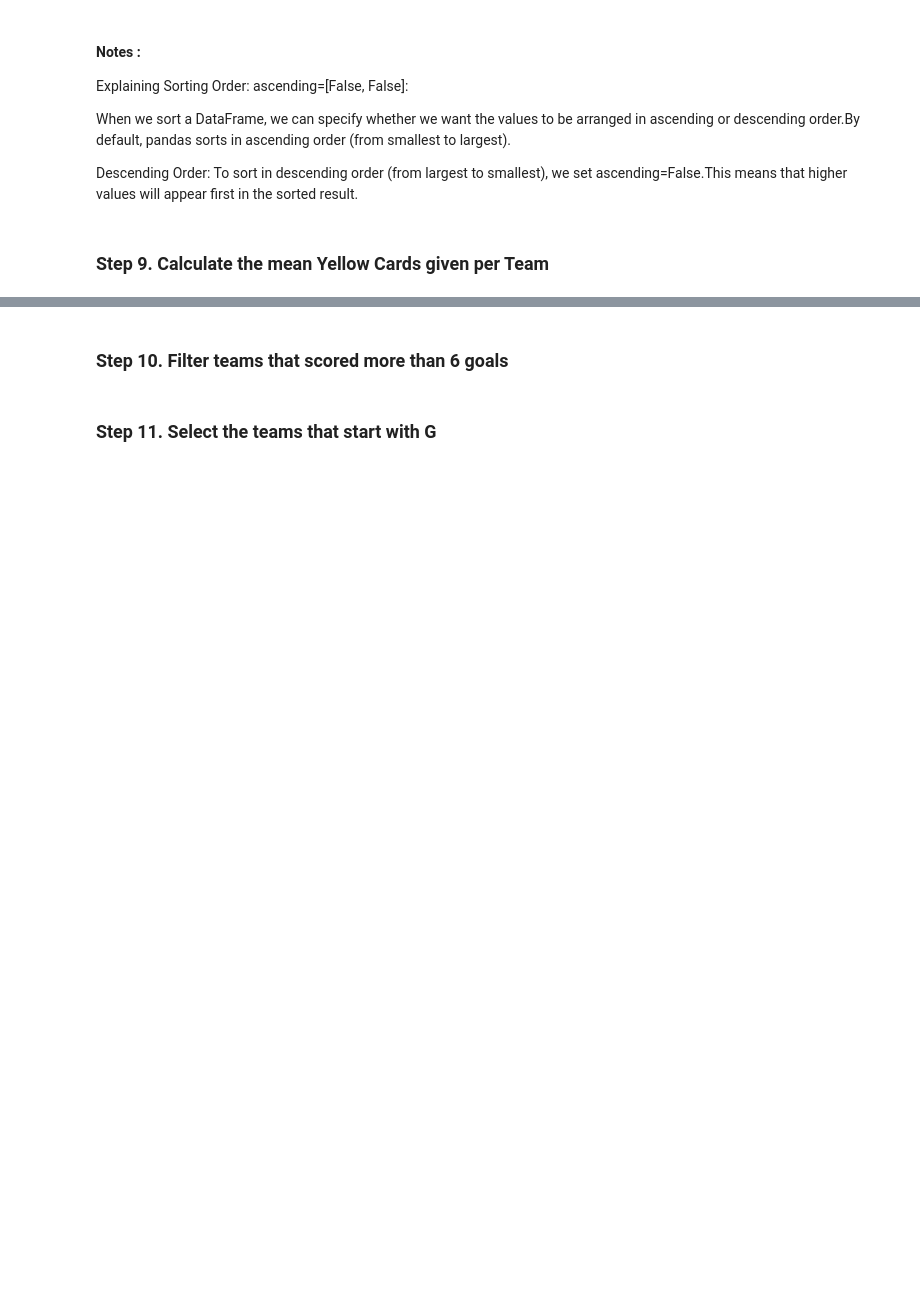
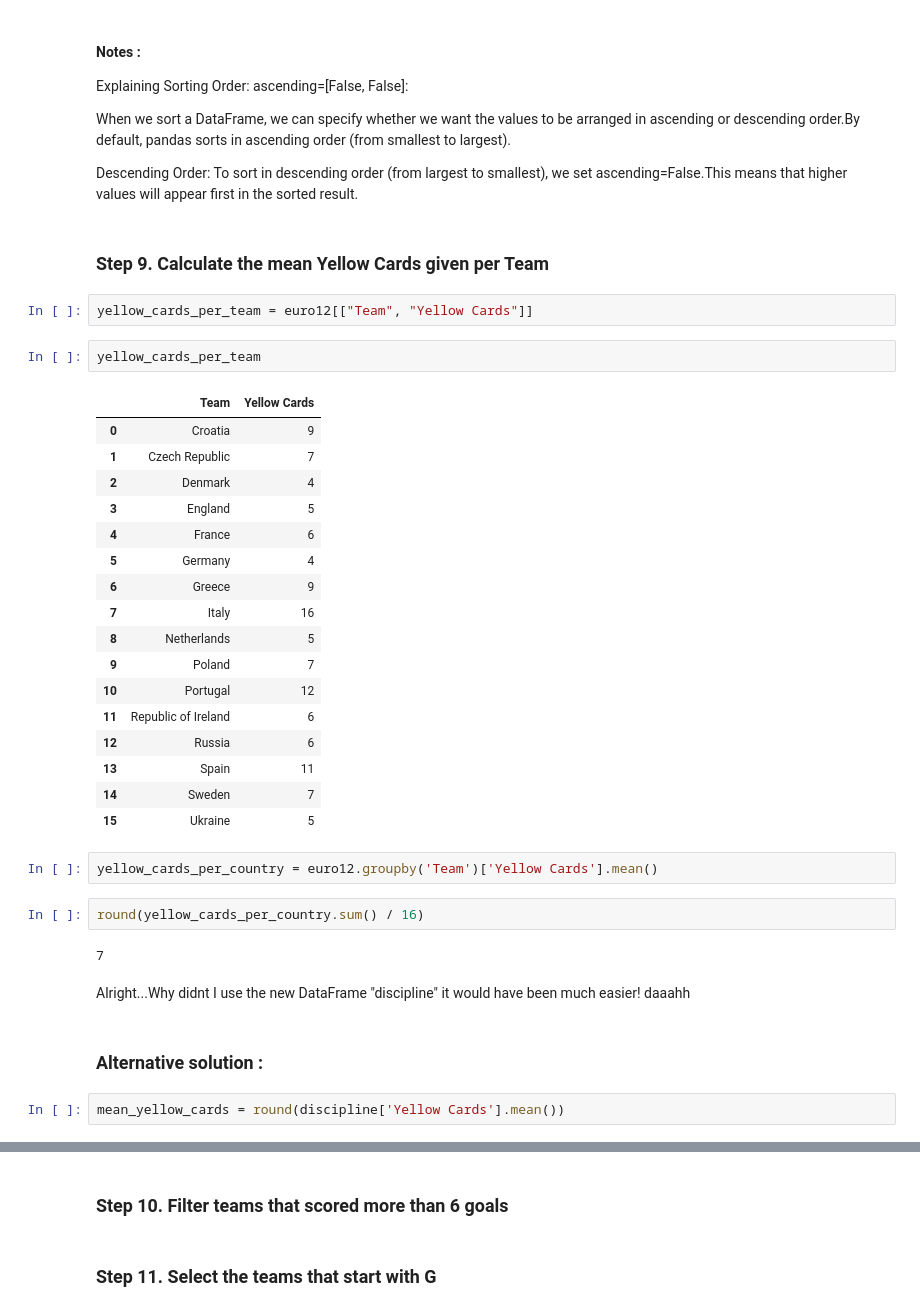
Before and after one commit to Angeliki1983/Pandas-Practice, a Jupyter notebook: Euro12.ipynb, the cells around one changed output, grey strips where cells are left out. Drawn from its saved outputs; the diff is of its cells as text; blank space fills up the shorter version.

Commit message:
Calculating mean() Yellow Cards per Team

```diff
--- a/Euro12.ipynb
+++ b/Euro12.ipynb
@@ -204,3 +204,37 @@ Descending Order:
 To sort in descending order (from largest to smallest), we set ascending=False.This means that higher values will appear first in the sorted result.
 # %% [markdown]
 ### Step 9. Calculate the mean Yellow Cards given per Team
+# %%
+yellow_cards_per_team = euro12[["Team", "Yellow Cards"]]
+# %%
+yellow_cards_per_team
+# %% [output]
+|  | Team | Yellow Cards |
+| 0 | Croatia | 9 |
+| 1 | Czech Republic | 7 |
+| 2 | Denmark | 4 |
+| 3 | England | 5 |
+| 4 | France | 6 |
+| 5 | Germany | 4 |
+| 6 | Greece | 9 |
+| 7 | Italy | 16 |
+| 8 | Netherlands | 5 |
+| 9 | Poland | 7 |
+| 10 | Portugal | 12 |
+| 11 | Republic of Ireland | 6 |
+| 12 | Russia | 6 |
+| 13 | Spain | 11 |
+| 14 | Sweden | 7 |
+| 15 | Ukraine | 5 |
+# %%
+yellow_cards_per_country = euro12.groupby('Team')['Yellow Cards'].mean()
+# %%
+round(yellow_cards_per_country.sum() / 16)
+# %% [output]
+7
+# %% [markdown]
+Alright...Why didnt I use the new DataFrame "discipline" it would have been much easier! daaahh
+# %% [markdown]
+### Alternative solution :
+# %%
+mean_yellow_cards = round(discipline['Yellow Cards'].mean())
```
Also changed, not shown: parts of 1 cell of this notebook.
